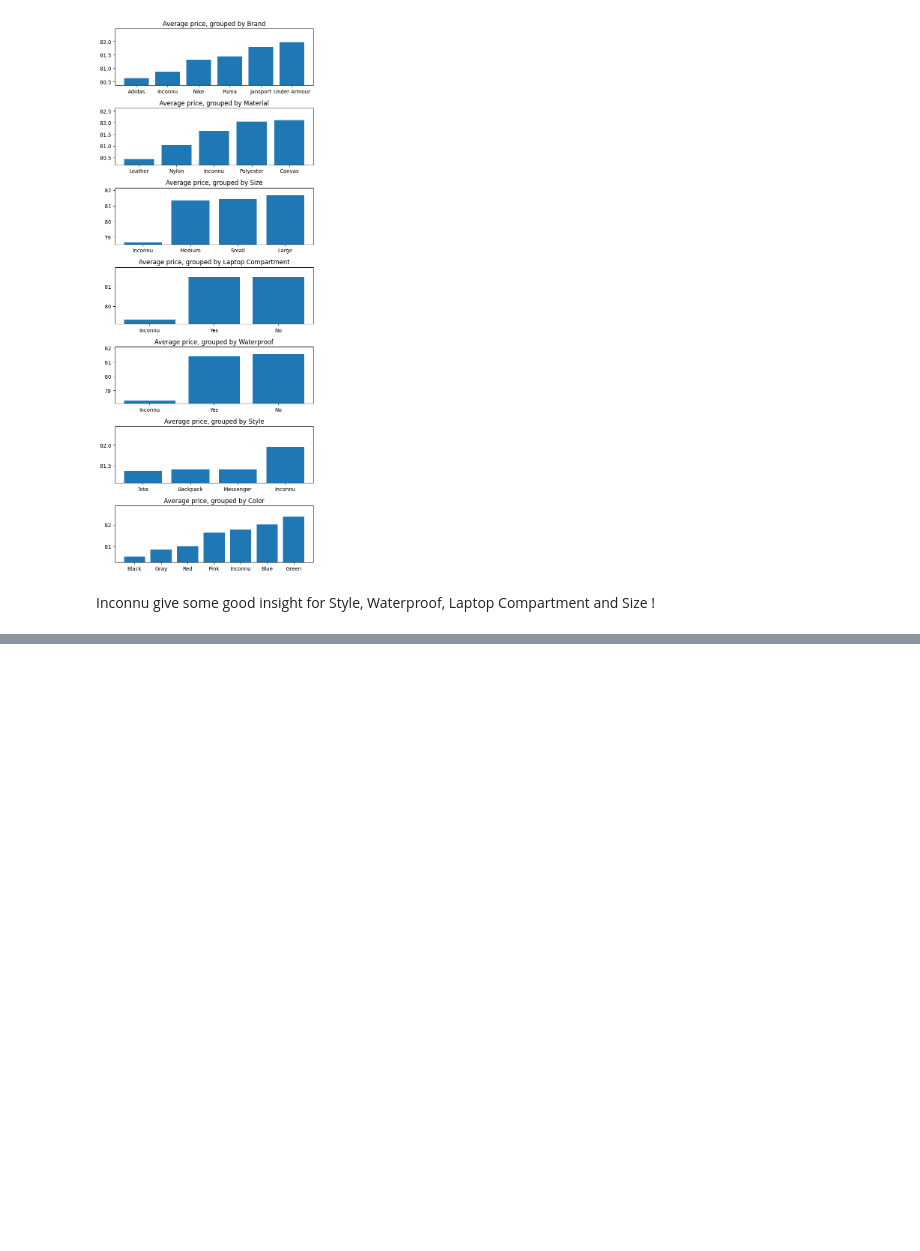
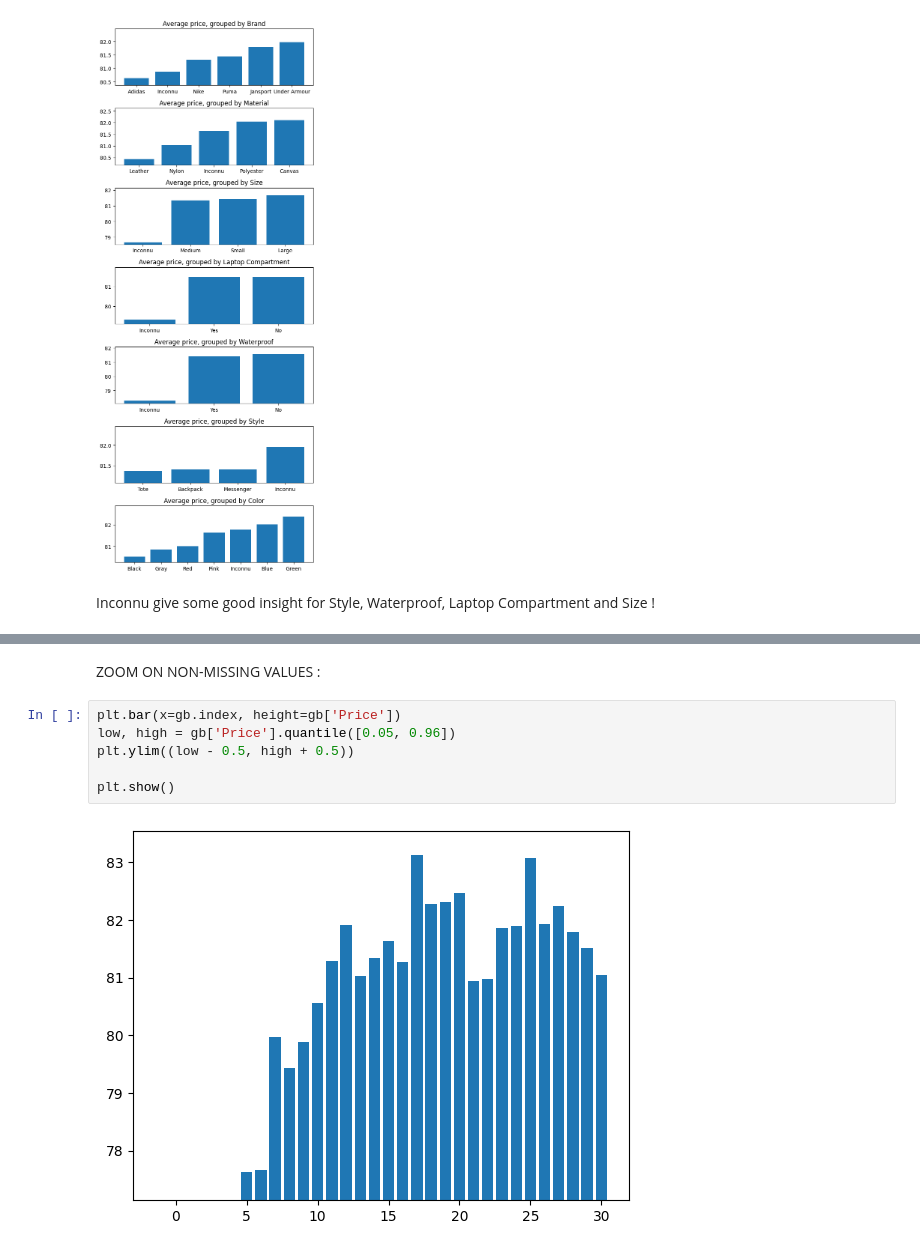
Before and after one commit to bparent11/kaggle-S5E2, a Jupyter notebook: work.ipynb, the cells around one changed output, grey strips where cells are left out. Cells and saved outputs as stored; diff of their text form; blank space fills up the shorter version.

```diff
--- a/work.ipynb
+++ b/work.ipynb
@@ -139,0 +229,10 @@ Inconnu give some good insight for Style, Waterproof, Laptop Compartment and Siz
+# %% [markdown]
+ZOOM ON NON-MISSING VALUES :
+# %%
+plt.bar(x=gb.index, height=gb['Price'])
+low, high = gb['Price'].quantile([0.05, 0.96])
+plt.ylim((low - 0.5, high + 0.5))
+
+plt.show()
+# %% [output]
+[figure, added]
```
Also changed, not shown: parts of 11 cells of this notebook.
